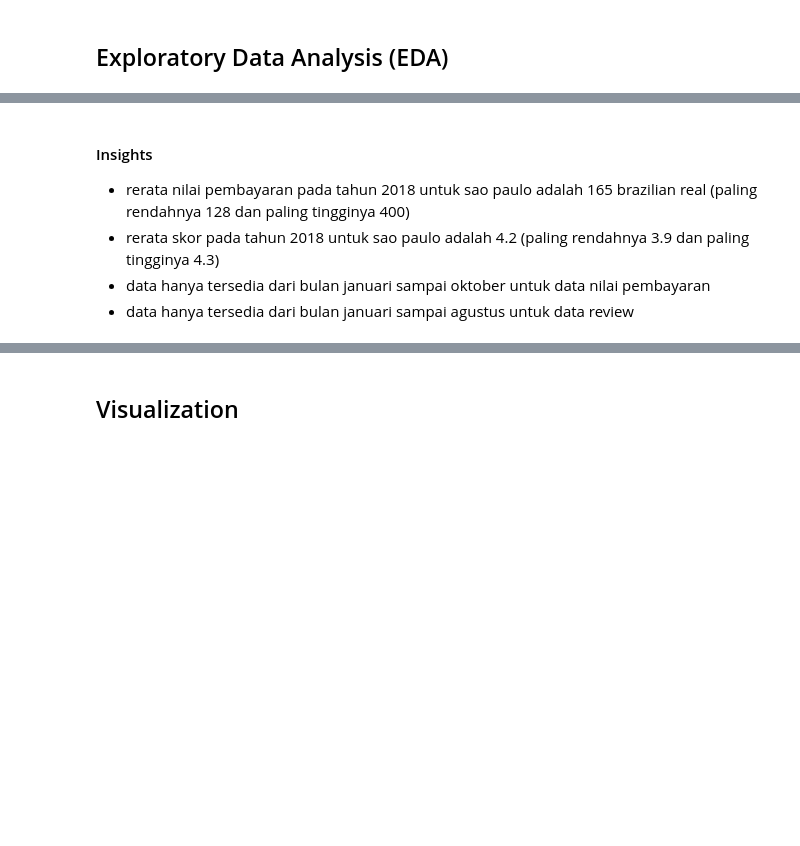
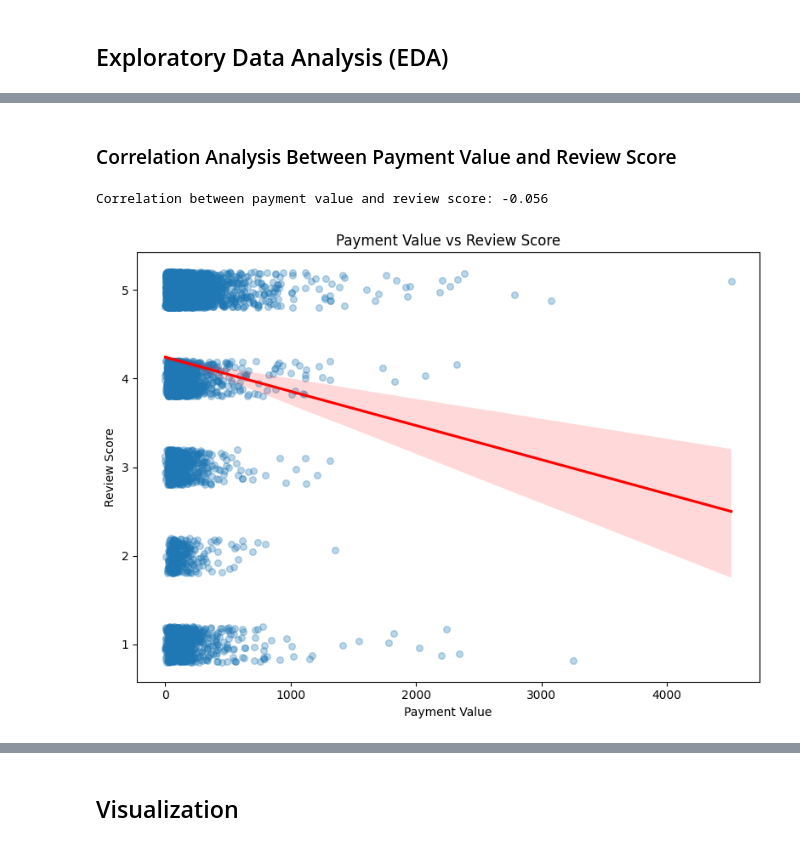
Before and after one commit to albarpambagio/analisis-data-dengan-python-dicoding, a Jupyter notebook: notebook.ipynb, the cells around one changed output, grey strips where cells are left out. Saved outputs shown, nothing was run; the diff lists cells and outputs as text; code cells hidden in the pictures; blank space fills up the shorter version.

```diff
--- a/notebook.ipynb
+++ b/notebook.ipynb
@@ -173,0 +176,21 @@ outliers
+# %%
+# Merge orders with payments
+orders_payments = pd.merge(orders, payments, on='order_id')
+# %%
+# Merge with reviews
+orders_payments_reviews = pd.merge(orders_payments, reviews, on='order_id')
+# %%
+# Merge with customers (to get location info if needed)
+merged_df = pd.merge(orders_payments_reviews, customers, on='customer_id')
+
+# Convert order date to datetime
+merged_df['order_purchase_timestamp'] = pd.to_datetime(merged_df['order_purchase_timestamp'])
+
+# Optional: Filter São Paulo + 2018 only
+merged_df = merged_df[
+    (merged_df['customer_city'].str.lower() == 'sao paulo') &
+    (merged_df['order_purchase_timestamp'].dt.year == 2018)
+]
+
+# Preview
+merged_df.head()
@@ -259,6 +382,34 @@ monthly_payment_stats.head()
-# %% [markdown]
-#### Insights
-- rerata nilai pembayaran pada tahun 2018 untuk sao paulo adalah 165 brazilian real (paling rendahnya 128 dan paling tingginya 400)
-- rerata skor pada tahun 2018 untuk sao paulo adalah 4.2 (paling rendahnya 3.9 dan paling tingginya 4.3)
-- data hanya tersedia dari bulan januari sampai oktober untuk data nilai pembayaran
-- data hanya tersedia dari bulan januari sampai agustus untuk data review
+# %% [markdown]
+### Correlation Analysis Between Payment Value and Review Score
+# %%
+# Keep only relevant columns for correlation
+df_corr = merged_df[['order_id', 'payment_value', 'review_score']].dropna()
+# %%
+# Calculate correlation coefficient
+correlation = df_corr['payment_value'].corr(df_corr['review_score'])
+print(f"Correlation between payment value and review score: {correlation:.3f}")
+# %% [output]
+Correlation between payment value and review score: -0.056
+# %%
+import matplotlib.pyplot as plt
+import seaborn as sns
+
+# Create scatter plot with regression line
+plt.figure(figsize=(8, 6))
+sns.regplot(
+    x='payment_value',
+    y='review_score',
+    data=df_corr,
+    scatter_kws={'alpha': 0.3, 's': 30},
+    x_jitter=0,
+    y_jitter=0.2,  # Add vertical jitter to spread overlapping points
+    line_kws={'color': 'red'}
+)
+
+plt.title('Payment Value vs Review Score')
+plt.xlabel('Payment Value')
+plt.ylabel('Review Score')
+plt.tight_layout()
+plt.show()
+# %% [output]
+[figure, added]
```
Also changed, not shown: parts of 30 cells of this notebook, 2 other files.
